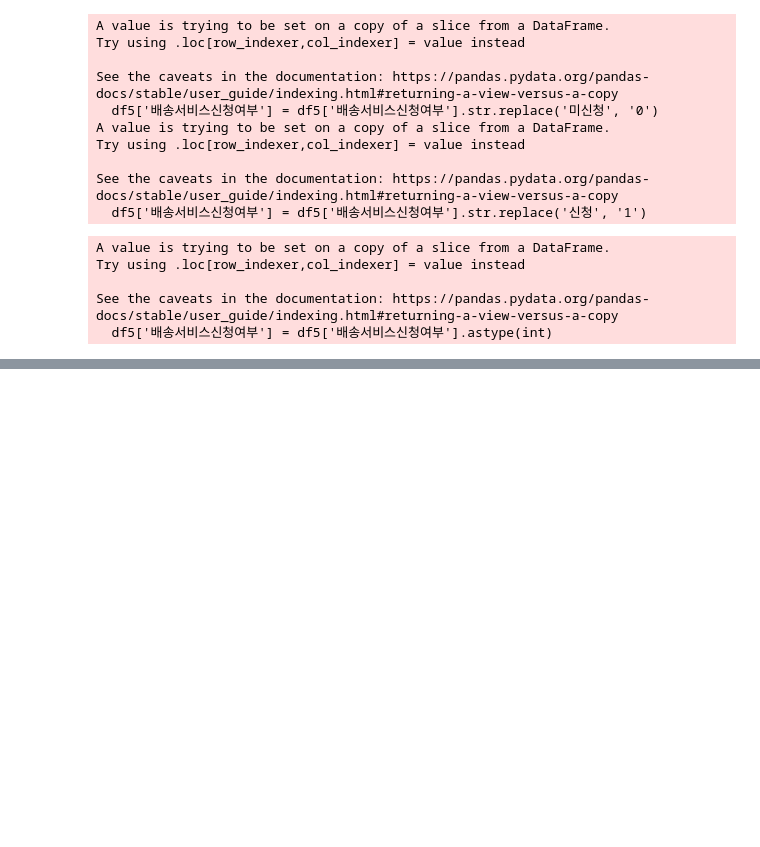
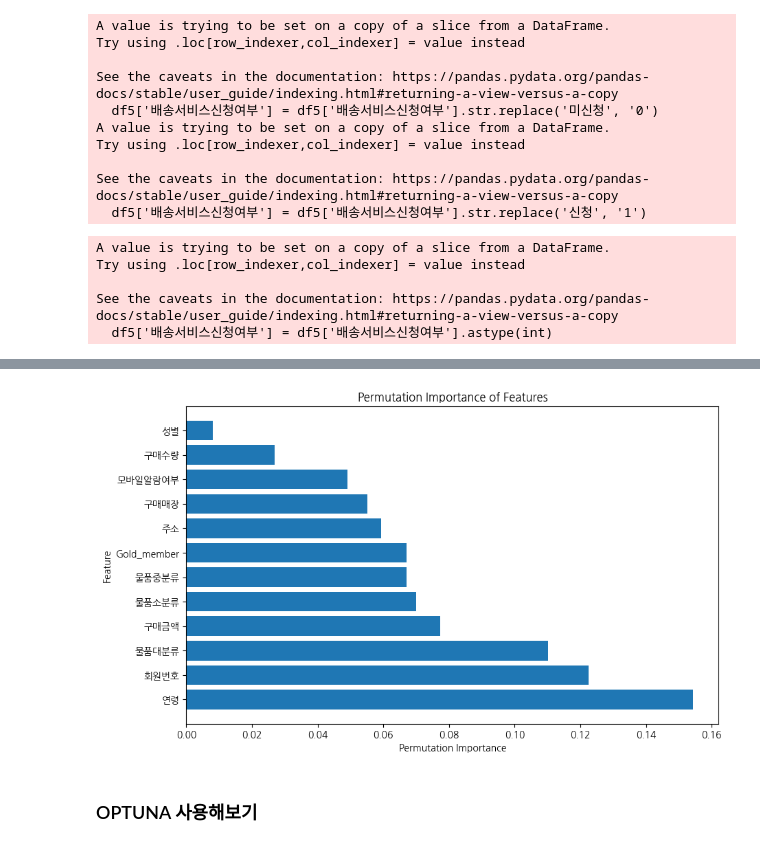
Before and after one commit to brooklyn-h/hanaro_1, a Jupyter notebook: mini_project.ipynb, the cells around one changed output, grey strips where cells are left out. Cells and saved outputs as stored; diff of their text form; code cells hidden in the pictures; blank space fills up the shorter version.

```diff
--- a/mini_project.ipynb
+++ b/mini_project.ipynb
@@ -764,0 +837,23 @@ df5
+# %%
+from sklearn.ensemble import RandomForestClassifier
+from sklearn.inspection import permutation_importance
+from sklearn.model_selection import train_test_split
+
+# Permutation importance 계산
+perm_importance = permutation_importance(rf_model, test_x, test_y, n_repeats=30, random_state=42)
+
+# 결과 출력
+feature_importance_df = pd.DataFrame({'Feature': X.columns, 'Permutation_Importance': perm_importance.importances_mean})
+feature_importance_df = feature_importance_df.sort_values(by='Permutation_Importance', ascending=False)
+
+# 시각화
+plt.figure(figsize=(10, 6))
+plt.barh(feature_importance_df['Feature'], feature_importance_df['Permutation_Importance'])
+plt.xlabel('Permutation Importance')
+plt.ylabel('Feature')
+plt.title('Permutation Importance of Features')
+plt.show()
+# %% [output]
+[figure, added]
+# %% [markdown]
+### OPTUNA 사용해보기
```
Also changed, not shown: parts of 40 cells of this notebook.
